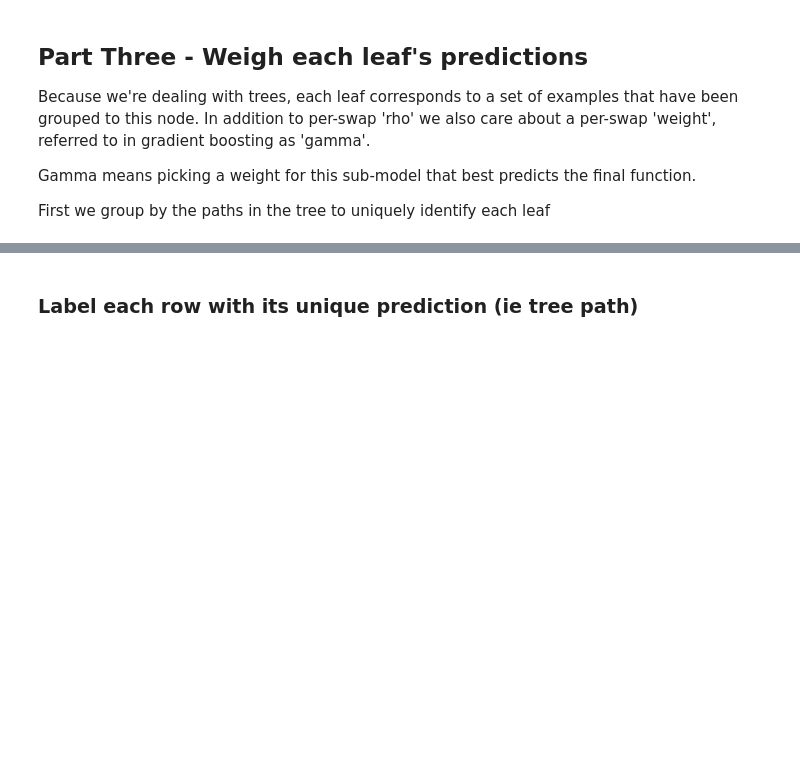
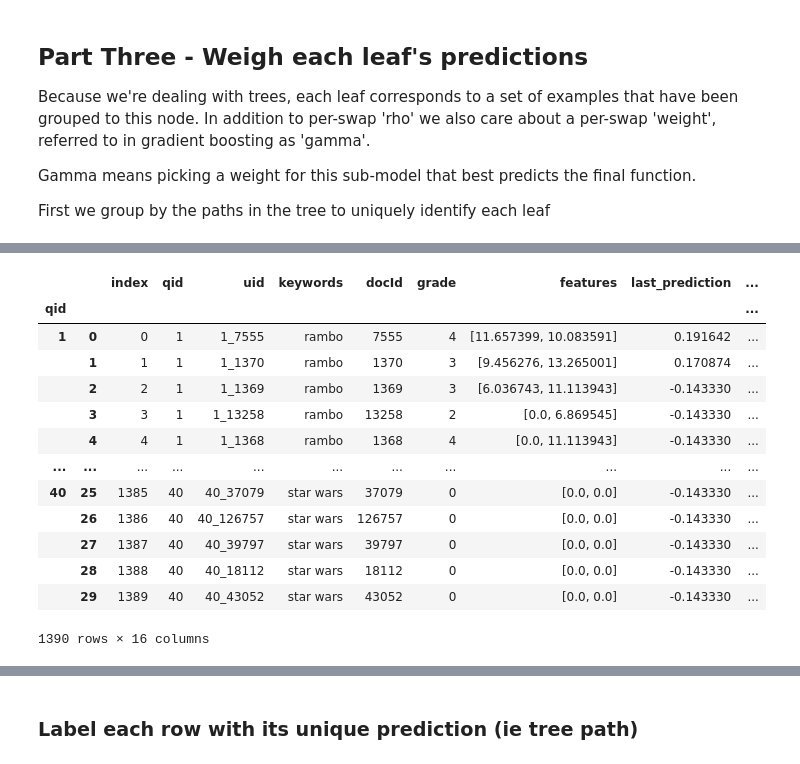
Before and after one commit to o19s/hello-ltr, a Jupyter notebook: notebooks/elasticsearch/tmdb/lambda-mart-in-python.ipynb, the cells around one changed output, grey strips where cells are left out. Cells and saved outputs as stored; diff of their text form; code cells hidden in the pictures; blank space fills up the shorter version.

```diff
--- a/notebooks/elasticsearch/tmdb/lambda-mart-in-python.ipynb
+++ b/notebooks/elasticsearch/tmdb/lambda-mart-in-python.ipynb
@@ -477,7 +527,7 @@ Gamma means picking a weight for this sub-model that best predicts the final fun
 
 First we group by the paths in the tree to uniquely identify each leaf
 # %%
-def compute_swaps_scaled_with_weights(query_judgments, axis, metric=dcg, at=10):
+def compute_swaps_scaled_with_weights(query_judgments, axis, metric=dcg, at=10, round_num=0, dump=False):
     """Compute the 'lambda' the DCG impact of every query result swapped with every-other query result
 
 
@@ -485,7 +535,7 @@ def compute_swaps_scaled_with_weights(query_judgments, axis, metric=dcg, at=10):
 
     # Sort to see ideal ordering
     # This isn't strictly nescesarry, but it's helpful to understand the algorithm
-    query_judgments = query_judgments.sort_values('last_prediction', ascending=False).reset_index()
+    query_judgments = query_judgments.sort_values('last_prediction', ascending=False, kind='merge_sort').reset_index()
 
     # Instead of explicitly 'swapping' we just swap the 'display_rank' - where
     # in the final ranking this would be placed. We can easily use that to compute DCG
@@ -493,13 +543,32 @@ def compute_swaps_scaled_with_weights(query_judgments, axis, metric=dcg, at=10):
     query_judgments['train_dcg'] = query_judgments['dcg'] = metric(query_judgments, at=at)
     train_dcg = query_judgments.loc[0, 'dcg']
 
+    qid = query_judgments.loc[0, 'qid']
+    keywords = query_judgments.loc[0, 'keywords']
+    #print(f"DCG {train_dcg} -- {qid} {keywords} {round_num}")
+    #print(query_judgments['display_rank'])
+    #print(query_judgments['last_prediction'])
+    #print(query_judgments['grade'])
+
+
     query_judgments['lambda'] = 0.0
     query_judgments['weight'] = 0.0
 
+    if dump:
+        qid = query_judgments.loc[0, 'qid']
+        keywords = query_judgments.loc[0, 'keywords']
+
+        print(f"DCG {train_dcg} -- {qid} {keywords}")
+        print('better worse | ', 'Gbetter', 'Gworse | ', 'Pbetter', 'Pworse | ', 'dcg:delta', ' | pred:delta', 'rho |')
+
     for better in range(0,len(query_judgments)):
-        for worse in range(better+1,len(query_judgments)):
+        if dump:
+            print("----")
+        for worse in range(0,len(query_judgments)):
             if better > at and worse > at:
-                break
+                if dump:
+                    print(f"DONE {better},{worse}")
+                return query_judgments
 
             if query_judgments.loc[better, 'grade'] > query_judgments.loc[worse, 'grade']:
                 query_judgments = rank_with_swap(query_judgments, better, worse)
@@ -508,9 +577,15 @@ def compute_swaps_scaled_with_weights(query_judgments, axis, metric=dcg, at=10):
                 dcg_after_swap = query_judgments.loc[0, 'dcg']
                 delta = abs(train_dcg - dcg_after_swap)
 
-                if delta > 0.0:
+                if delta != 0.0:
                     last_model_score_diff = query_judgments.loc[better, 'last_prediction'] - query_judgments.loc[worse, 'last_prediction']
                     rho = 1.0 / (1.0 + exp(last_model_score_diff))
+                    if dump:
+                        print(better, worse, "      | ",
+                              query_judgments.loc[better, 'grade'], query_judgments.loc[worse, 'grade'], '           |',
+                              query_judgments.loc[better, 'display_rank'], query_judgments.loc[worse, 'display_rank'], '           | ',
+                              delta, ' | ',
+                              last_model_score_diff, rho)
 
                     assert(delta >= 0.0)
                     assert(rho >= 0.0)
@@ -546,6 +621,27 @@ def compute_swaps_scaled_with_weights(query_judgments, axis, metric=dcg, at=10):
 judgments = to_dataframe(ftr_logger.logged)
 judgments['last_prediction'] = 0
 lambdas_per_query = judgments.groupby('qid').apply(compute_swaps_scaled_with_weights, axis=1)
+lambdas_per_query = lambdas_per_query.drop('qid', axis=1).reset_index().drop(['level_1', 'index'], axis=1)
+print("ROUND TWO")
+print("---------")
+
+features = lambdas_per_query['features'].tolist()
+tree = DecisionTreeRegressor(max_leaf_nodes=4)
+tree.fit(features, lambdas_per_query['lambda'])
+
+
+lambdas_per_query['path'] = tree_paths(tree, features)
+predictions = lambdas_per_query.groupby('path')['lambda'].sum() / lambdas_per_query.groupby('path')['weight'].sum()
+predictions = predictions.fillna(0.0) # for divide by 0
+
+# -------------------
+#4. Add to ensemble, recreate last prediction
+new_tree = OverridenRegressionTree(predictions=predictions, tree=tree)
+ensemble.append(new_tree)
+next_predictions = new_tree.predict(features, use_original=True)
+lambdas_per_query['last_prediction'] += (next_predictions * learning_rate)
+
+lambdas_per_query = lambdas_per_query.groupby('qid').apply(compute_swaps_scaled_with_weights, axis=1, dump=True)
 
 lambdas_per_query
 # %% [output]
@@ -552,0 +665,14 @@ NameError: name 'math' is not defined
+|  |  | index | qid | uid | keywords | docId | grade | features | last_prediction | ... |
+| qid |  |  |  |  |  |  |  |  |  | ... |
+| 1 | 0 | 0 | 1 | 1_7555 | rambo | 7555 | 4 | [11.657399, 10.083591] | 0.191642 | ... |
+|  | 1 | 1 | 1 | 1_1370 | rambo | 1370 | 3 | [9.456276, 13.265001] | 0.170874 | ... |
+|  | 2 | 2 | 1 | 1_1369 | rambo | 1369 | 3 | [6.036743, 11.113943] | -0.143330 | ... |
+|  | 3 | 3 | 1 | 1_13258 | rambo | 13258 | 2 | [0.0, 6.869545] | -0.143330 | ... |
+|  | 4 | 4 | 1 | 1_1368 | rambo | 1368 | 4 | [0.0, 11.113943] | -0.143330 | ... |
+| ... | ... | ... | ... | ... | ... | ... | ... | ... | ... | ... |
+| 40 | 25 | 1385 | 40 | 40_37079 | star wars | 37079 | 0 | [0.0, 0.0] | -0.143330 | ... |
+|  | 26 | 1386 | 40 | 40_126757 | star wars | 126757 | 0 | [0.0, 0.0] | -0.143330 | ... |
+|  | 27 | 1387 | 40 | 40_39797 | star wars | 39797 | 0 | [0.0, 0.0] | -0.143330 | ... |
+|  | 28 | 1388 | 40 | 40_18112 | star wars | 18112 | 0 | [0.0, 0.0] | -0.143330 | ... |
+|  | 29 | 1389 | 40 | 40_43052 | star wars | 43052 | 0 | [0.0, 0.0] | -0.143330 | ... |
+1390 rows × 16 columns
```
Also changed, not shown: parts of 17 cells of this notebook.
